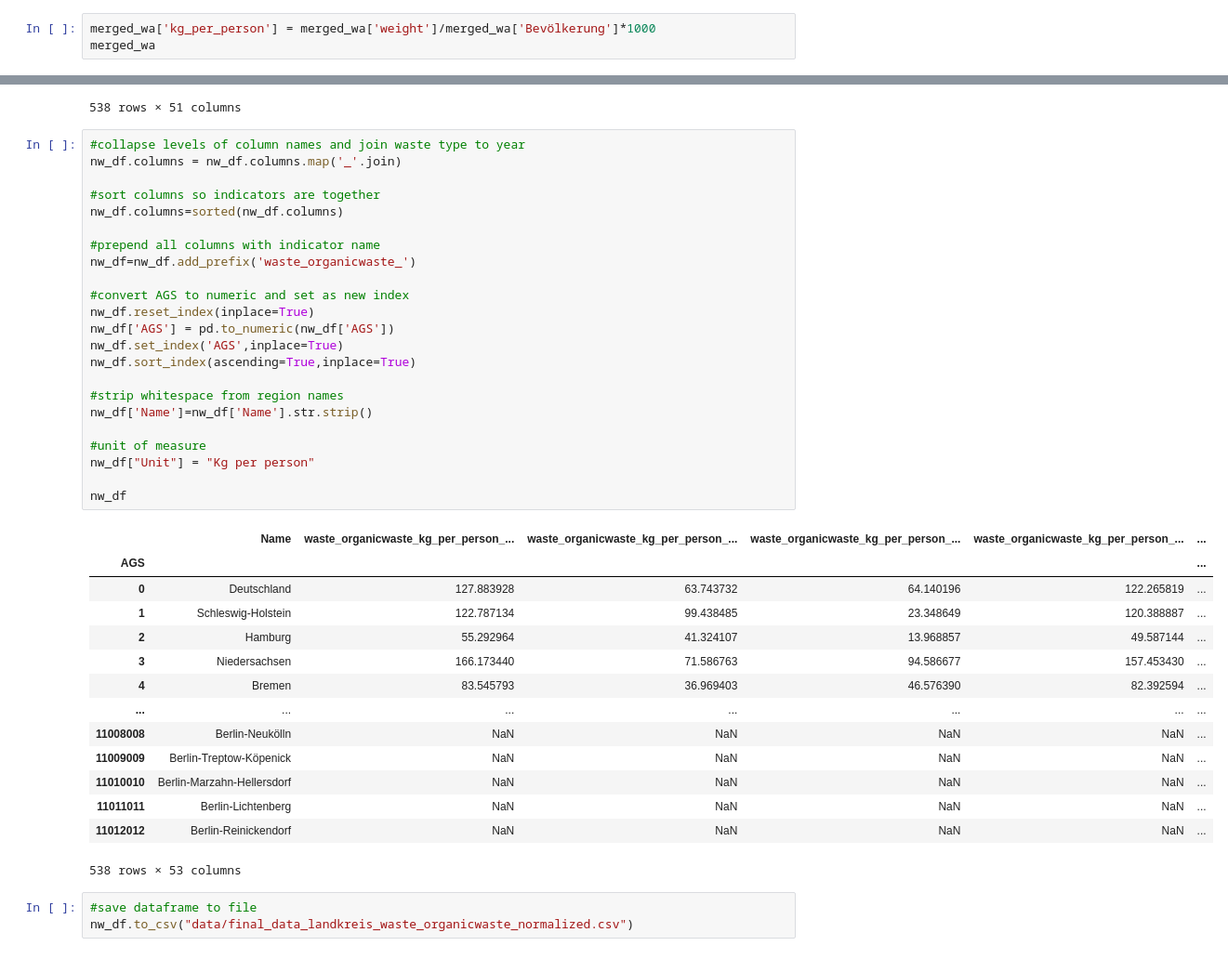
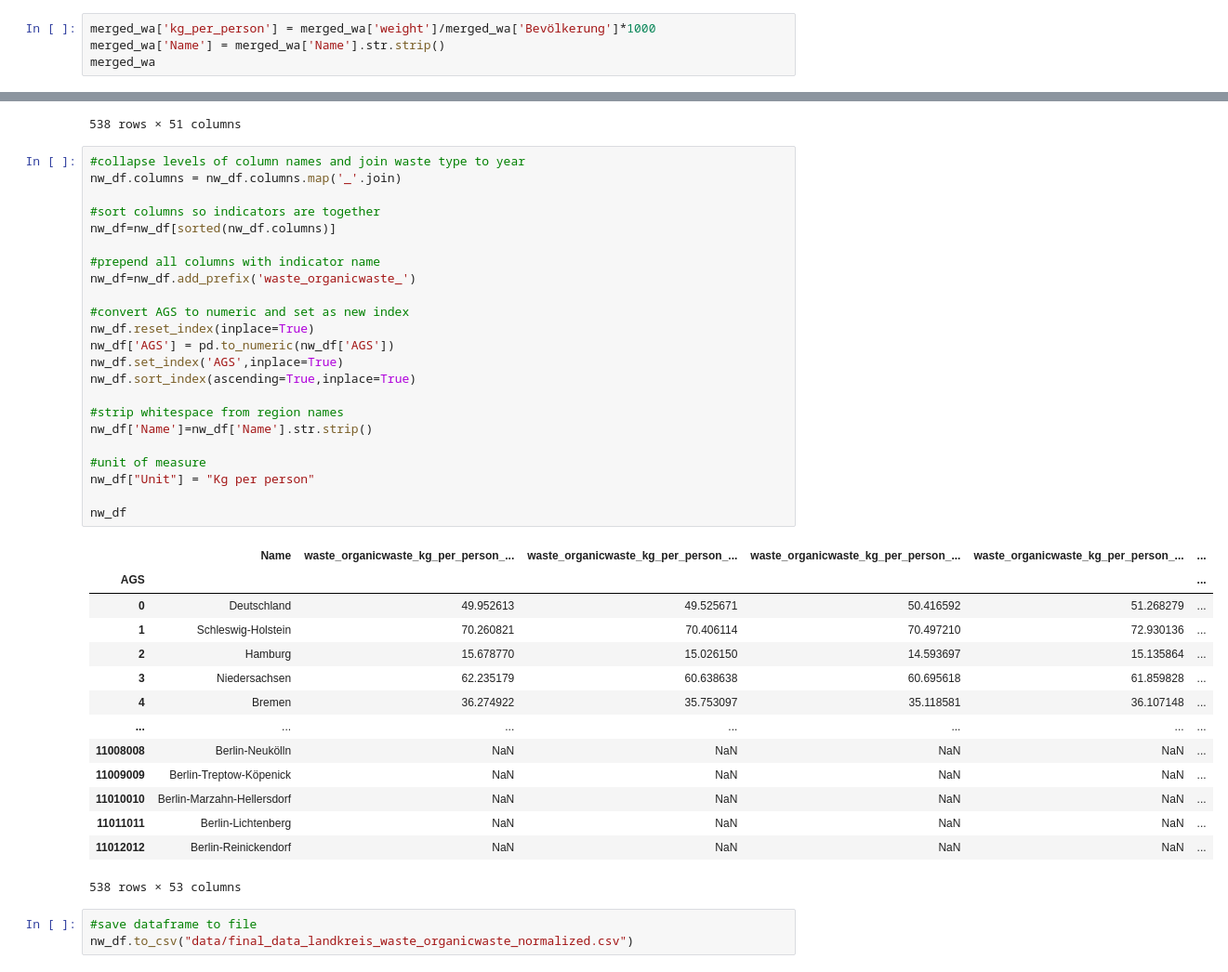
Before and after one commit to uclab-potsdam/klimataz, a Jupyter notebook: data/waste/final_data_waste_landkreis.ipynb, the cells around one changed output, grey strips where cells are left out. Shown at 93% size. Saved outputs shown, nothing was run; the diff lists cells and outputs as text.

```diff
--- a/data/waste/final_data_waste_landkreis.ipynb
+++ b/data/waste/final_data_waste_landkreis.ipynb
@@ -238,6 +247,7 @@ merged_wa
 27438 rows × 6 columns
 # %%
 merged_wa['kg_per_person'] = merged_wa['weight']/merged_wa['Bevölkerung']*1000
+merged_wa['Name'] = merged_wa['Name'].str.strip()
 merged_wa
 # %% [output]
 |  | AGS | Name | Abfall | weight | Jahr | Bevölkerung | kg_per_person |
@@ -287,34 +297,34 @@ nw_df
 # %%
 #collapse levels of column names and join waste type to year
 nw_df.columns = nw_df.columns.map('_'.join)
 
 #sort columns so indicators are together
-nw_df.columns=sorted(nw_df.columns)
+nw_df=nw_df[sorted(nw_df.columns)]
 
 #prepend all columns with indicator name
 nw_df=nw_df.add_prefix('waste_organicwaste_')
 
 #convert AGS to numeric and set as new index
 nw_df.reset_index(inplace=True)
 nw_df['AGS'] = pd.to_numeric(nw_df['AGS'])
 nw_df.set_index('AGS',inplace=True)
 nw_df.sort_index(ascending=True,inplace=True)
 
 #strip whitespace from region names
 nw_df['Name']=nw_df['Name'].str.strip()
 
 #unit of measure
 nw_df["Unit"] = "Kg per person"
 
 nw_df
 # %% [output]
 |  | Name | waste_organicwaste_kg_per_person_... | waste_organicwaste_kg_per_person_... | waste_organicwaste_kg_per_person_... | waste_organicwaste_kg_per_person_... | ... |
 | AGS |  |  |  |  |  | ... |
-| 0 | Deutschland | 127.883928 | 63.743732 | 64.140196 | 122.265819 | ... |
-| 1 | Schleswig-Holstein | 122.787134 | 99.438485 | 23.348649 | 120.388887 | ... |
-| 2 | Hamburg | 55.292964 | 41.324107 | 13.968857 | 49.587144 | ... |
-| 3 | Niedersachsen | 166.173440 | 71.586763 | 94.586677 | 157.453430 | ... |
-| 4 | Bremen | 83.545793 | 36.969403 | 46.576390 | 82.392594 | ... |
+| 0 | Deutschland | 49.952613 | 49.525671 | 50.416592 | 51.268279 | ... |
+| 1 | Schleswig-Holstein | 70.260821 | 70.406114 | 70.497210 | 72.930136 | ... |
+| 2 | Hamburg | 15.678770 | 15.026150 | 14.593697 | 15.135864 | ... |
+| 3 | Niedersachsen | 62.235179 | 60.638638 | 60.695618 | 61.859828 | ... |
+| 4 | Bremen | 36.274922 | 35.753097 | 35.118581 | 36.107148 | ... |
 | ... | ... | ... | ... | ... | ... | ... |
 | 11008008 | Berlin-Neukölln | NaN | NaN | NaN | NaN | ... |
 | 11009009 | Berlin-Treptow-Köpenick | NaN | NaN | NaN | NaN | ... |
```
Also changed, not shown: parts of 2 cells of this notebook, 2 other files.
